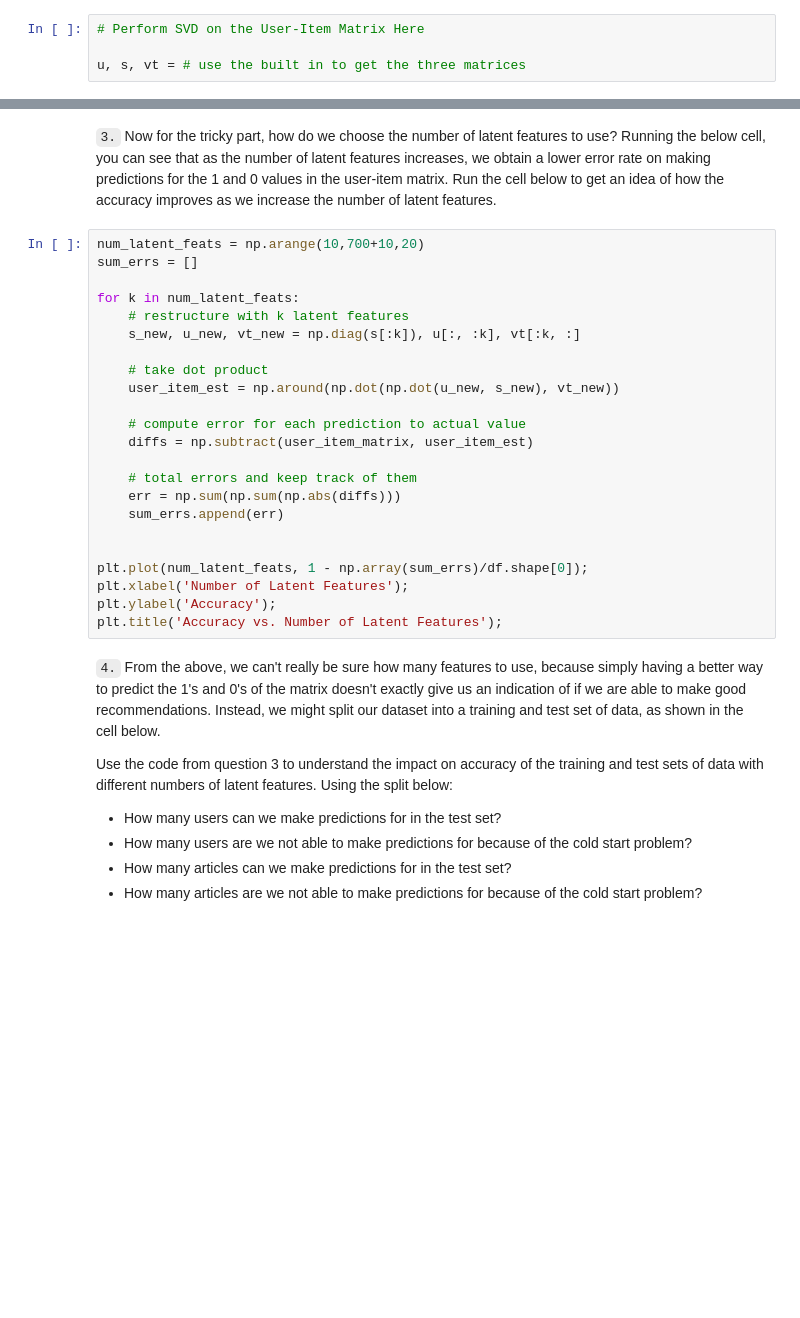
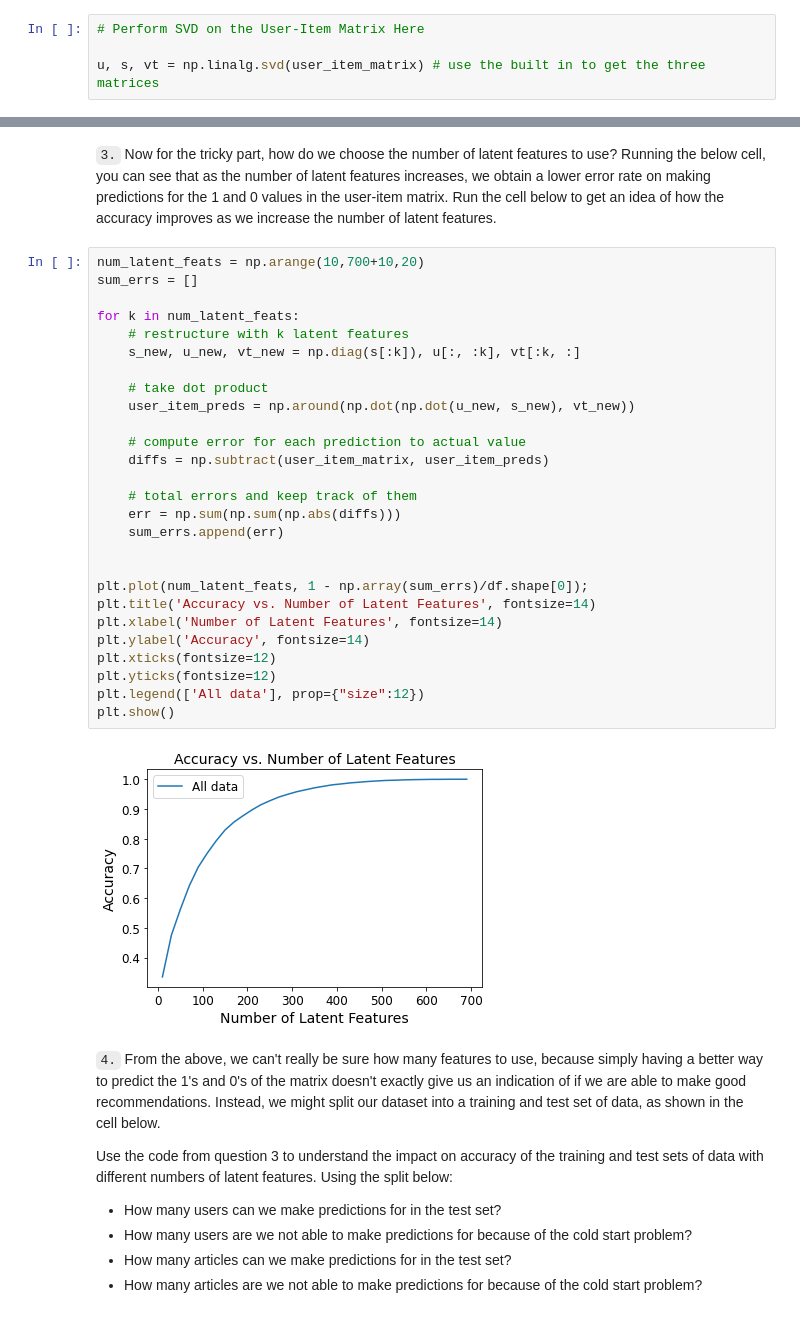
Before and after one commit to SweetAdjPotato/Recommendation_with_IBM, a Jupyter notebook: Recommendations_with_IBM.ipynb, the cells around one changed output, grey strips where cells are left out. Saved outputs shown, nothing was run; the diff lists cells and outputs as text; blank space fills up the shorter version.

```diff
--- a/Recommendations_with_IBM.ipynb
+++ b/Recommendations_with_IBM.ipynb
@@ -731,7 +718,7 @@ user_item_matrix.head()
 # %%
 # Perform SVD on the User-Item Matrix Here
 
-u, s, vt = # use the built in to get the three matrices
+u, s, vt = np.linalg.svd(user_item_matrix) # use the built in to get the three matrices
 # %% [markdown]
 **Provide your response here.**
 # %% [markdown]
@@ -739,26 +726,32 @@ u, s, vt = # use the built in to get the three matrices
 # %%
 num_latent_feats = np.arange(10,700+10,20)
 sum_errs = []
 
 for k in num_latent_feats:
     # restructure with k latent features
     s_new, u_new, vt_new = np.diag(s[:k]), u[:, :k], vt[:k, :]
 
     # take dot product
-    user_item_est = np.around(np.dot(np.dot(u_new, s_new), vt_new))
+    user_item_preds = np.around(np.dot(np.dot(u_new, s_new), vt_new))
 
     # compute error for each prediction to actual value
-    diffs = np.subtract(user_item_matrix, user_item_est)
+    diffs = np.subtract(user_item_matrix, user_item_preds)
 
     # total errors and keep track of them
     err = np.sum(np.sum(np.abs(diffs)))
     sum_errs.append(err)
 
 
 plt.plot(num_latent_feats, 1 - np.array(sum_errs)/df.shape[0]);
-plt.xlabel('Number of Latent Features');
-plt.ylabel('Accuracy');
-plt.title('Accuracy vs. Number of Latent Features');
+plt.title('Accuracy vs. Number of Latent Features', fontsize=14)
+plt.xlabel('Number of Latent Features', fontsize=14)
+plt.ylabel('Accuracy', fontsize=14)
+plt.xticks(fontsize=12)
+plt.yticks(fontsize=12)
+plt.legend(['All data'], prop={"size":12})
+plt.show()
+# %% [output]
+[figure, added]
 # %% [markdown]
 `4.` From the above, we can't really be sure how many features to use, because simply having a better way to predict the 1's and 0's of the matrix doesn't exactly give us an indication of if we are able to make good recommendations.  Instead, we might split our dataset into a training and test set of data, as shown in the cell below.
 
```
Also changed, not shown: parts of 33 cells of this notebook.
